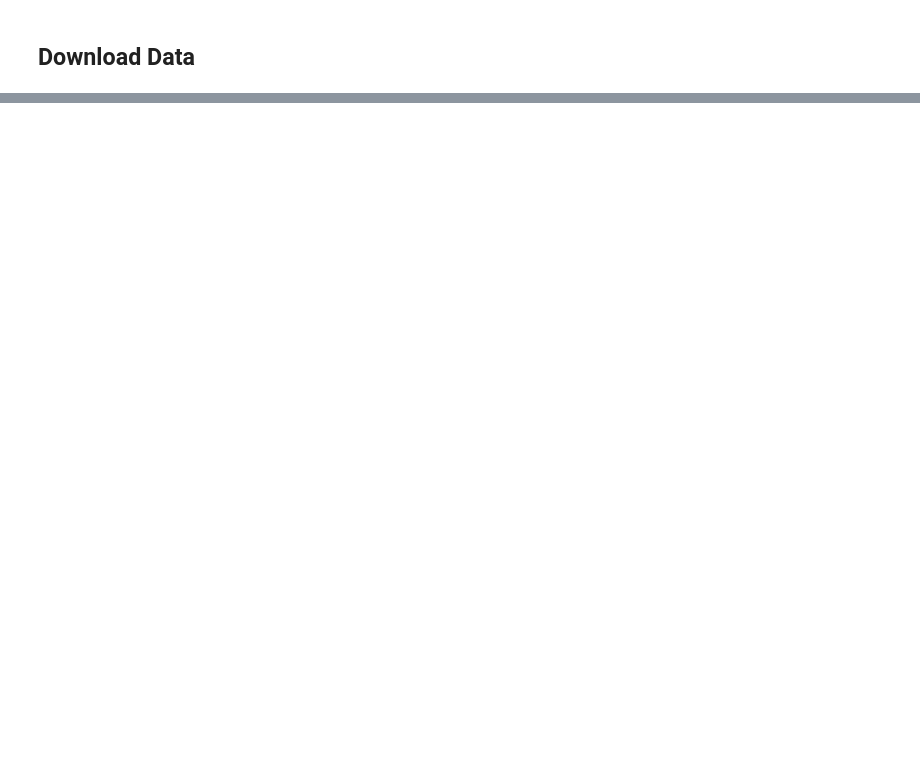
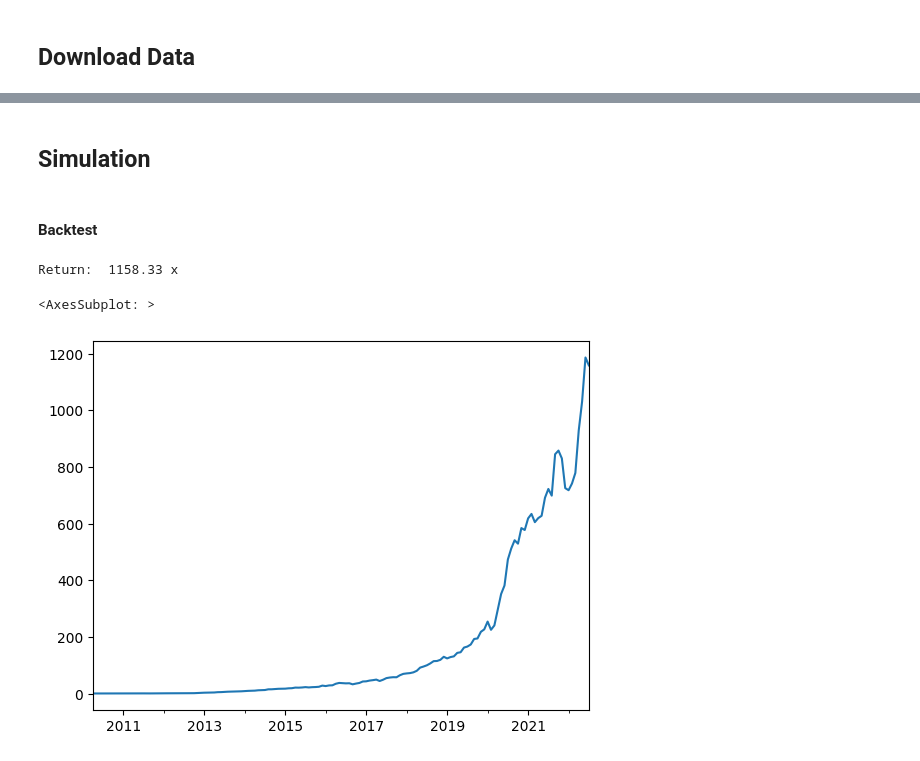
Before and after one commit to zhx281/stocks, a Jupyter notebook: notebooks/05-strategy.ipynb, the cells around one changed output, grey strips where cells are left out. Cells and saved outputs as stored; diff of their text form; code cells hidden in the pictures; blank space fills up the shorter version.

Commit message:
combine picking with daily buying strategy

```diff
--- a/notebooks/05-strategy.ipynb
+++ b/notebooks/05-strategy.ipynb
@@ -56,3 +69 @@ data['can_buy'] = mask.shift(1)
-# %%
-data = data.dropna()
 # %%
@@ -98,0 +175,40 @@ trade rate: 1.99%
+# %% [markdown]
+## Simulation
+# %%
+ms = df.groupby(by=pd.Grouper(freq='MS')).first().index
+me = df.groupby(by=pd.Grouper(freq='M')).first().index
+# %%
+pct = (df['High'] / df['Close'].shift(1)).iloc[1:]
+# %%
+p = 3
+n = 2
+p_l = 1.02
+p_s = .99
+h = 6
+apply_tracing = False
+# %% [markdown]
+#### Backtest
+# %%
+result = {}
+
+for s, e in zip(ms[p:-h], me[p:-h]):
+    # Top Picking
+    top_picks = get_top_picks(df, pct, s, p, n)
+    # Getting the current month's price data
+    cur = sdf.loc[get_date(sdf.index, s, e, True), top_picks]
+    ret = np.mean([simulate(cur[sym],
+                            p_l,
+                            p_s,
+                            apply_tracing) for sym in top_picks])
+
+    result[e] = {'return': ret,
+                 'picks': top_picks}
+
+### RESULT ###
+result_df = pd.DataFrame.from_dict(result, orient='index')
+print(f"Return: {result_df['return'].prod() - 1: .2f} x")
+result_df['return'].cumprod().plot()
+# %% [output]
+Return:  1158.33 x
+<AxesSubplot: >
+[figure, added]
```
Also changed, not shown: parts of 15 cells of this notebook.
